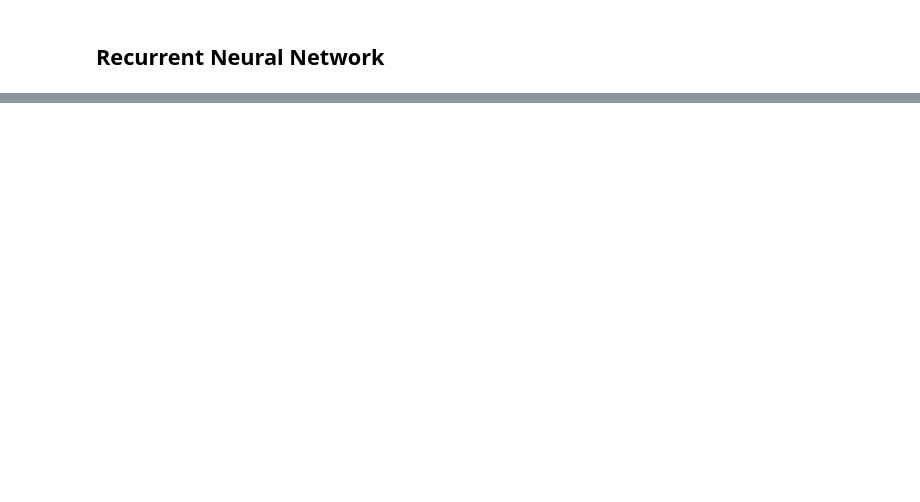
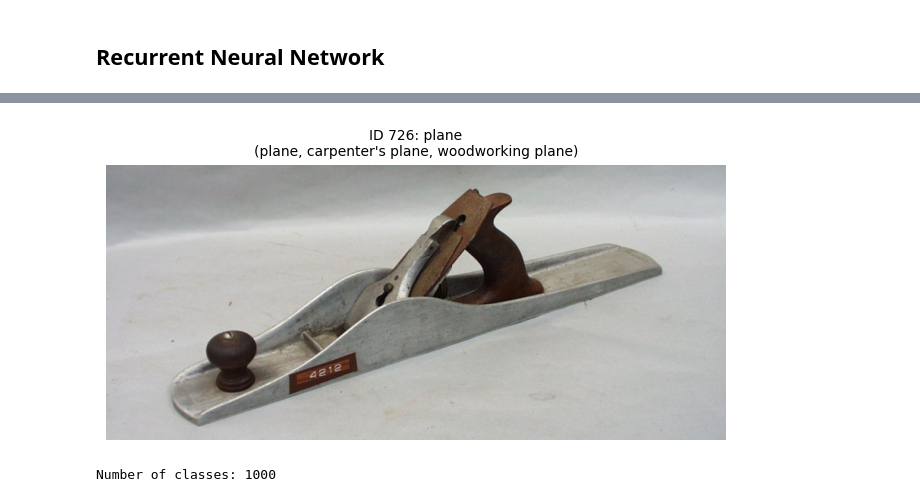
Before and after one commit to rahulbhadani/CPE487587_SP26, a Jupyter notebook: Code/Chapter_05_Deep_Learning_For_Sequence_Data.ipynb, the cells around one changed output, grey strips where cells are left out. Drawn from its saved outputs; the diff is of its cells as text; code cells hidden in the pictures; blank space fills up the shorter version.

```diff
--- a/Code/Chapter_05_Deep_Learning_For_Sequence_Data.ipynb
+++ b/Code/Chapter_05_Deep_Learning_For_Sequence_Data.ipynb
@@ -864,0 +800,34 @@ Epoch [20000/20000]  Loss: 0.0000  Accuracy: 100.0%
+# %%
+from datasets import load_dataset
+import matplotlib.pyplot as plt
+
+# Option A: Set cache_dir parameter
+dataset = load_dataset(
+    "ILSVRC/imagenet-1k",
+    cache_dir="/data/CPE_487-587/imagenet-1k"
+)
+
+train_dataset = dataset['train']
+val_dataset = dataset['validation']
+test_dataset = dataset['test']
+
+import matplotlib.pyplot as plt
+
+first_example = train_dataset[0]
+image = first_example['image']
+label_id = first_example['label']
+
+full_label = class_names[label_id]
+primary_name = full_label.split(',')[0].strip()
+
+plt.figure(figsize=(8, 8))
+plt.imshow(image)
+plt.title(f"ID {label_id}: {primary_name}\n({full_label})", fontsize=10)
+plt.axis('off')
+plt.show()
+
+num_classes = len(class_names)
+print(f"Number of classes: {num_classes}")
+# %% [output]
+[figure, added]
+Number of classes: 1000
```
Also changed, not shown: parts of 191 cells of this notebook.
